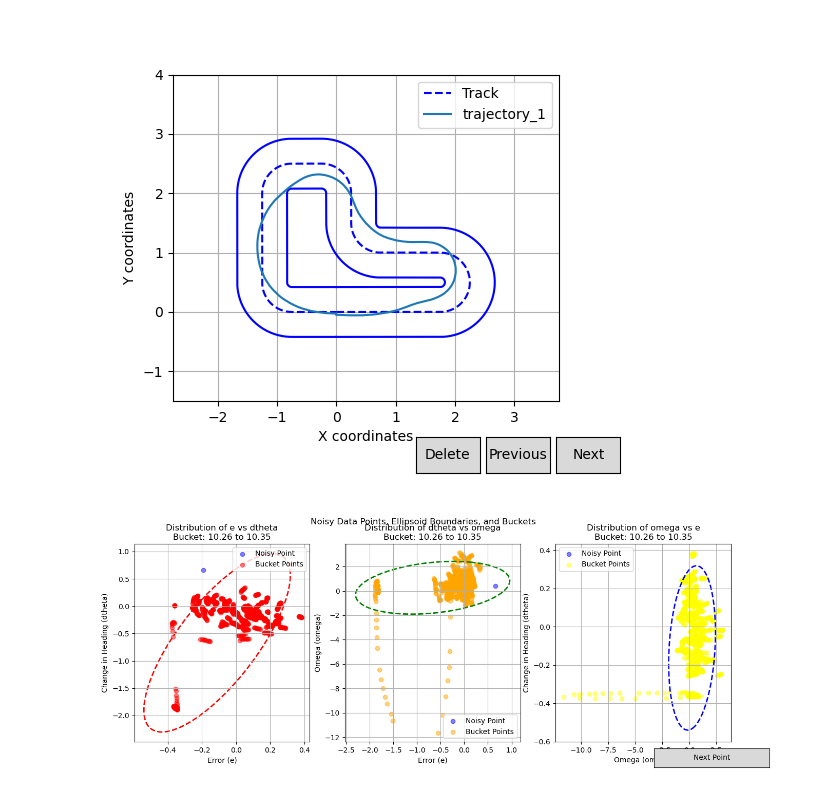
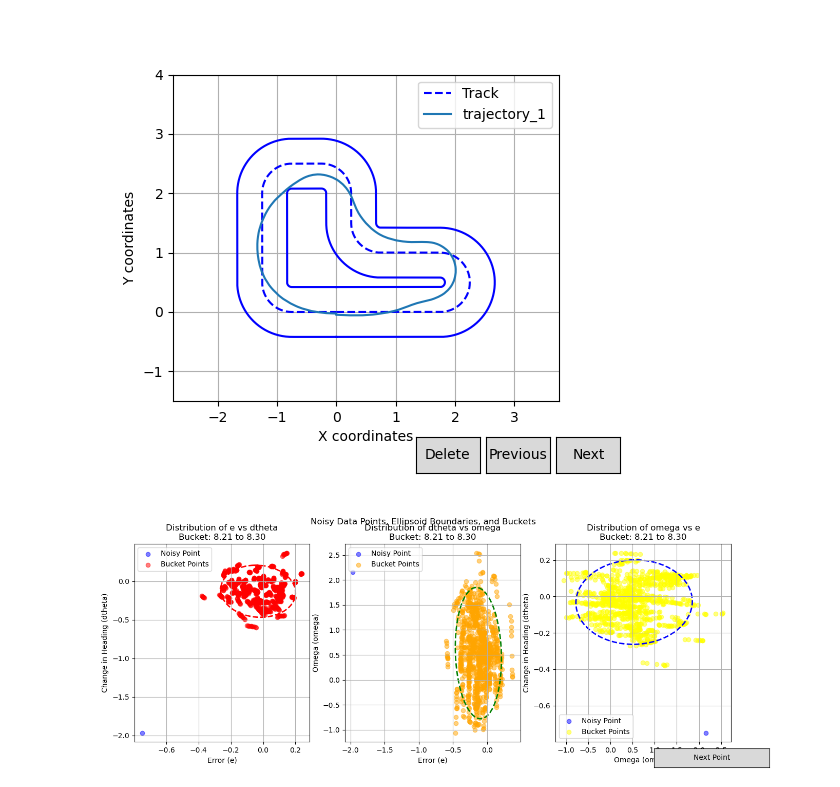
Before and after one commit to freddiefreeloader1/Imitation-Learning-for-Driving-Control, a Jupyter notebook: data_augmetation.ipynb, the cells around one changed output. Saved outputs shown, nothing was run; the diff lists cells and outputs as text; code cells hidden in the pictures.

Commit message:
new models and figures

```diff
--- a/data_augmetation.ipynb
+++ b/data_augmetation.ipynb
@@ -585,7 +588,7 @@ data = data_reset
 # create added data in the same format as the filtered data and same type but all empty inside added_data
 added_data = {key: {key: [] for key in value} for key, value in filtered_data.items()}
 
-use_ellipsoids = False
+use_ellipsoids = True
 vel_augmentation = False
 points_per_data = 1
 add_noise_to_omega = True
@@ -748,8 +751,8 @@ for traj_key, trajectory in filtered_data_copy.items():
             if add_noise_to_omega:
                 if is_outside_ellipsoid_n_dim(np.array([noisy_e, noisy_dtheta, noisy_omega]), np.array([mean_e, mean_dtheta, mean_omega]),np.array([bucket_e, bucket_dtheta, bucket_omega])):
                     # steering_angle, _, _ = pure_pursuit_controller(noisy_x, noisy_y, noisy_heading_angle, track_shape_data['track'], deltaS, noisy_s)
-                    # steering_angle, _, _ = pure_pursuit_controller(noisy_x, noisy_y, noisy_heading_angle, mean_traj, deltaS, noisy_s)
-                    steering_angle, _, _ = pure_pursuit_controller(noisy_x, noisy_y, noisy_heading_angle, trajectory, deltaS, noisy_s)
+                    steering_angle, _, _ = pure_pursuit_controller(noisy_x, noisy_y, noisy_heading_angle, mean_traj, deltaS, noisy_s)
+                    # steering_angle, _, _ = pure_pursuit_controller(noisy_x, noisy_y, noisy_heading_angle, trajectory, deltaS, noisy_s)
                     # steering_angle, _, _ = pure_pursuit_controller(noisy_x, noisy_y, noisy_heading_angle, outer_traj, deltaS, noisy_s)
                 else:
                     continue
@@ -840,7 +843,7 @@ class InteractivePointPlot:
         self.std_omega_per_bucket = std_omega_per_bucket
 
         self.current_trajectory_idx = 0  # Start from the first trajectory
-        self.current_point_idx = 0  # Start from the first point in the trajectory
+        self.current_point_idx = 900  # Start from the first point in the trajectory
 
         # Get the list of all trajectory keys
         self.traj_keys = list(self.added_data.keys())
@@ -959,34 +962,36 @@ class InteractivePointPlot:
         self.axs[2].add_patch(ellipse_oe)
         self.axs[2].set_title(f'Distribution of omega vs e\nBucket: {bucket_start:.2f} to {bucket_end:.2f}')
         self.axs[2].legend()
 
         # Redraw the plot
         self.fig.canvas.draw()
 
     def next_point(self, event):
         # Increment the point index for the current trajectory
         self.current_point_idx += 1
 
         # If we are at the last point of the current trajectory, move to the next trajectory
         if self.current_point_idx >= len(self.added_data[self.traj_keys[self.current_trajectory_idx]]['e']):
             self.current_point_idx = 0  # Reset to the first point of the current trajectory
             self.current_trajectory_idx += 1  # Move to the next trajectory
 
         # If we are at the last trajectory, loop back to the first trajectory
         if self.current_trajectory_idx >= len(self.traj_keys):
             self.current_trajectory_idx = 0
 
         # Plot the next point
         self.plot_next_point()
 
 # Create the interactive plot instance
 interactive_point_plot = InteractivePointPlot(
     data, added_data, bucket_edges, bucket_centers, mean_e_per_bucket, mean_dtheta_per_bucket, std_e_per_bucket, std_dtheta_per_bucket,
     mean_omega_per_bucket, std_omega_per_bucket, e_sorted, dtheta_sorted, s_sorted, omega_sorted
 )
+plt.savefig(f'figures/ellipsoids_w_added_point.svg', format='svg')
+
 plt.show()
 # %% [output]
-[figure, old version]
+[figure, new version]
 # %%
 
 
```
Also changed, not shown: parts of 3 cells of this notebook, 42 other files.
